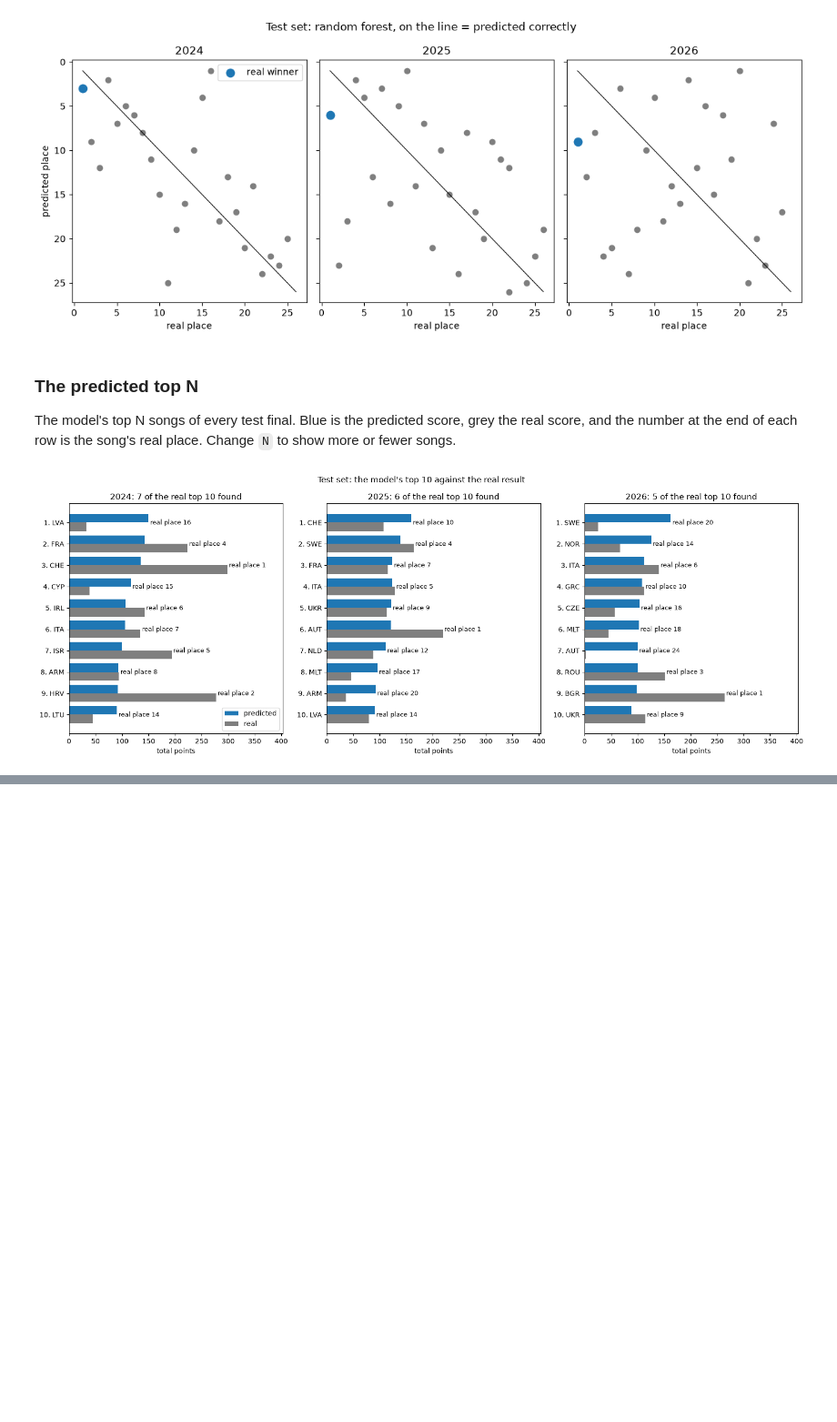
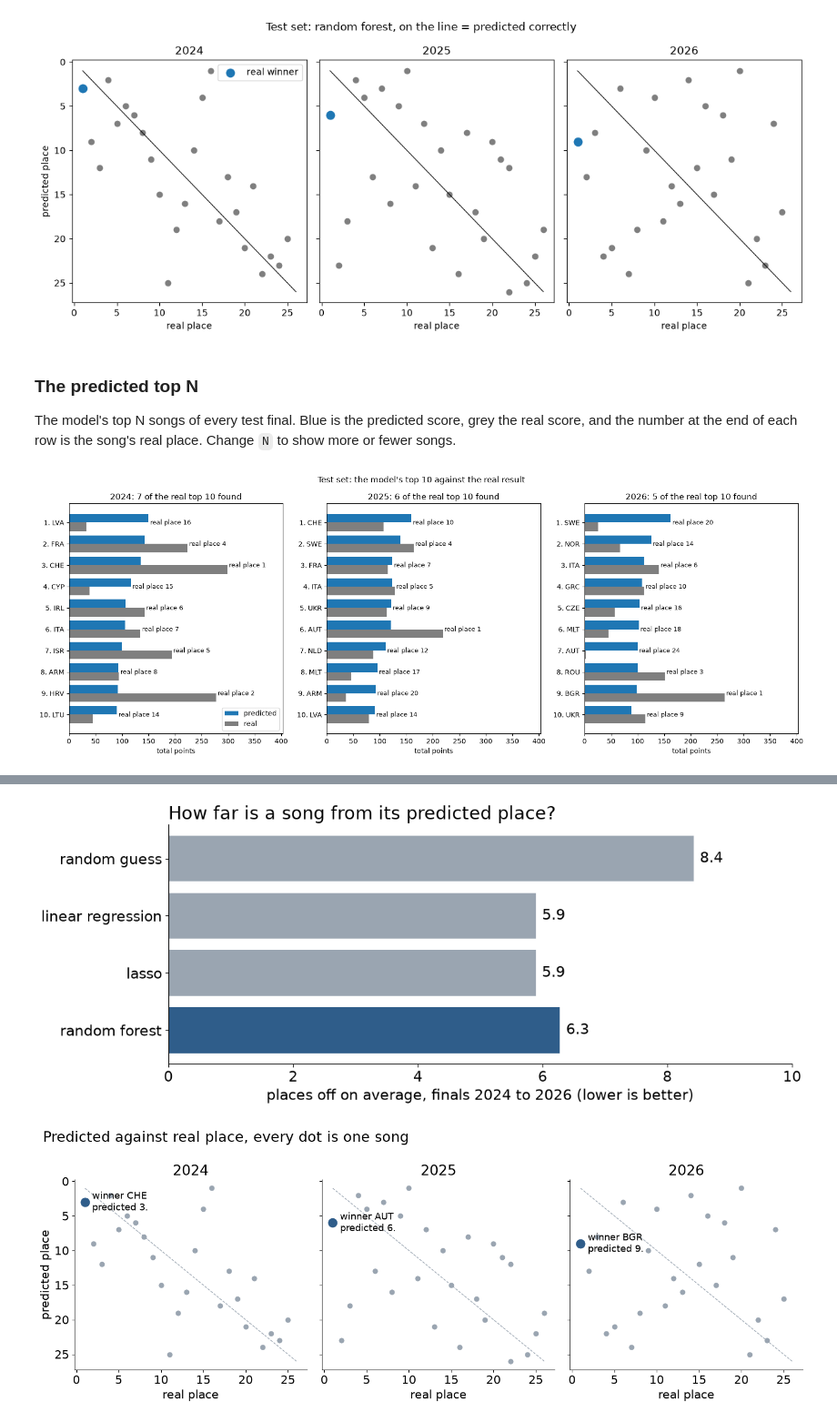
Before and after one commit to timkicker/esc-research, a Jupyter notebook: notebooks/prediction_all.ipynb, the cells around one changed output, grey strips where cells are left out. Shown at 91% size. Drawn from its saved outputs; the diff is of its cells as text; code cells hidden in the pictures; blank space fills up the shorter version.

Commit message:
add prediction slide results

```diff
--- a/notebooks/prediction_all.ipynb
+++ b/notebooks/prediction_all.ipynb
@@ -497,0 +524,20 @@ Removing them changes almost nothing (validation R² 0.180 → 0.178 for the for
+# %%
+# X was filled with the medians of 2008-2019, refill with the earlier finals only
+raw = X.copy()
+raw[NUMERIC] = df[NUMERIC].astype(float)
+for column in YES_NO:
+    raw[column] = df[column].map({True: 1, False: 0, "True": 1, "False": 0}).astype(float)
+yearly = []
+for year in sorted(df.loc[df["year"] >= 2016, "year"].unique()):
+    before, now = (df["year"] < year).to_numpy(), (df["year"] == year).to_numpy()
+    filled = raw.fillna(raw[before].median())
+    model = RandomForestRegressor(random_state=0, n_jobs=2, **best_params).fit(filled[before], y[before])
+    predicted = model.predict(filled[now])
+    yearly.append({"year": year,
+                   "rank error": rank_error(now, predicted),
+                   "chance": chance(now, draws=300)[0],
+                   "winner predicted": winner_rank(now, predicted)[year]})
+yearly = pd.DataFrame(yearly)
+print(yearly.round(2).to_string(index=False))
+print(f"\nmean over {len(yearly)} finals: model {yearly['rank error'].mean():.2f}, "
+      f"chance {yearly['chance'].mean():.2f} places off")
@@ -497,0 +562,60 @@ Removing them changes almost nothing (validation R² 0.180 → 0.178 for the for
+# %%
+import os
+os.makedirs("figures", exist_ok=True)
+plt.rcParams.update({"font.size": 16, "axes.spines.top": False, "axes.spines.right": False})
+BLUE, GREY = "#2f5d8a", "#9aa5b1"
+
+# slide 4: how good is the prediction
+test_errors = {name: rank_error(test, best[name][0].predict(best[name][2]))
+               for name in ["linear regression", "lasso", "random forest"]}
+bars = [("random guess", chance(test)[0])] + list(test_errors.items())
+fig, ax = plt.subplots(figsize=(12, 5))
+ax.barh([b[0] for b in bars][::-1], [b[1] for b in bars][::-1],
+        color=[BLUE if b[0] == "random forest" else GREY for b in bars][::-1])
+for row, (_, value) in enumerate(bars[::-1]):
+    ax.text(value + 0.1, row, f"{value:.1f}", va="center")
+ax.set_xlim(0, 10)
+ax.set_xlabel("places off on average, finals 2024 to 2026 (lower is better)")
+ax.set_title("How far is a song from its predicted place?", loc="left")
+fig.tight_layout()
+fig.savefig("figures/slide-4-how-good.png", dpi=150)
+plt.show()
+
+# slide 5: predicted against real place, the winner highlighted
+fig, axes = plt.subplots(1, len(TEST), figsize=(15, 5.5), sharey=True)
+for ax, year in zip(axes, TEST):
+    songs = board[board["year"] == year]
+    winner = songs[songs["real place"] == 1].iloc[0]
+    ax.plot([1, 26], [1, 26], color=GREY, linewidth=1, linestyle="--")
+    ax.scatter(songs["real place"], songs["predicted place"], color=GREY, s=40)
+    ax.scatter([winner["real place"]], [winner["predicted place"]], color=BLUE, s=140, zorder=3)
+    ax.annotate(f"winner {winner['to_iso3']}\npredicted {winner['predicted place']}.",
+                (winner["real place"], winner["predicted place"]), xytext=(10, 0),
+                textcoords="offset points", va="center", fontsize=13)
+    ax.set_title(str(year))
+    ax.set_xlabel("real place")
+    ax.invert_yaxis()
+axes[0].set_ylabel("predicted place")
+fig.suptitle("Predicted against real place, every dot is one song", x=0.02, ha="left")
+fig.tight_layout()
+fig.savefig("figures/slide-5-predicted-vs-real.png", dpi=150)
+plt.show()
+
+# slide 6: what helps, from the validation check
+everything = ablation.loc["nothing (all features)", "val rank error"]
+helps = ablation["val rank error"].drop("nothing (all features)").sort_values()
+fig, ax = plt.subplots(figsize=(12, 5))
+ax.barh([f"without {name}" for name in helps.index][::-1], helps.values[::-1], color=GREY)
+ax.axvline(everything, color=BLUE, linewidth=2)
+ax.text(everything + 0.03, len(helps) - 1, f"with everything: {everything:.1f}", color=BLUE, va="center")
+for row, value in enumerate(helps.values[::-1]):
+    ax.text(value + 0.03, row, f"{value:.1f}", va="center")
+ax.set_xlim(min(helps.min(), everything) - 1, helps.max() + 0.6)
+ax.set_xlabel("places off on average, finals 2021 to 2023 (lower is better)")
+ax.set_title("What happens if we leave a group of features out?", loc="left")
+fig.tight_layout()
+fig.savefig("figures/slide-6-what-helps.png", dpi=150)
+plt.show()
+# %% [output]
+[figure, added]
+[figure, added]
```
Also changed, not shown: parts of 23 cells of this notebook, 3 other files.
